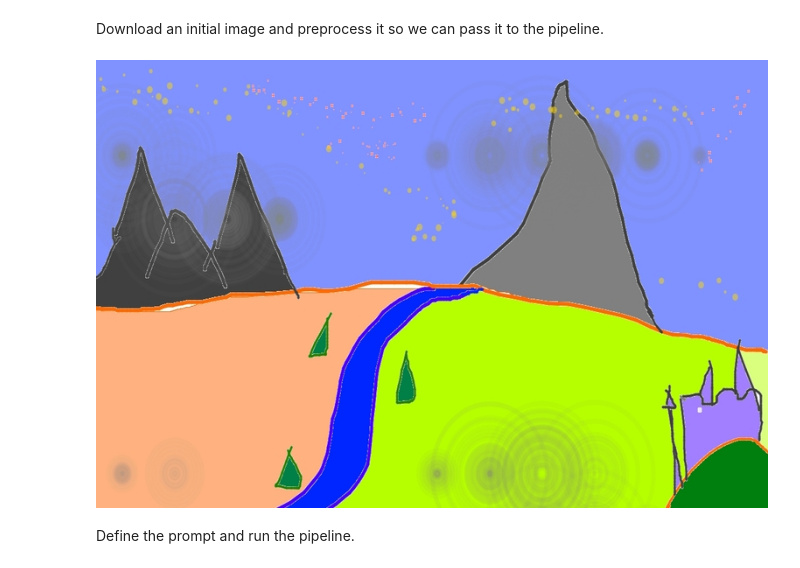
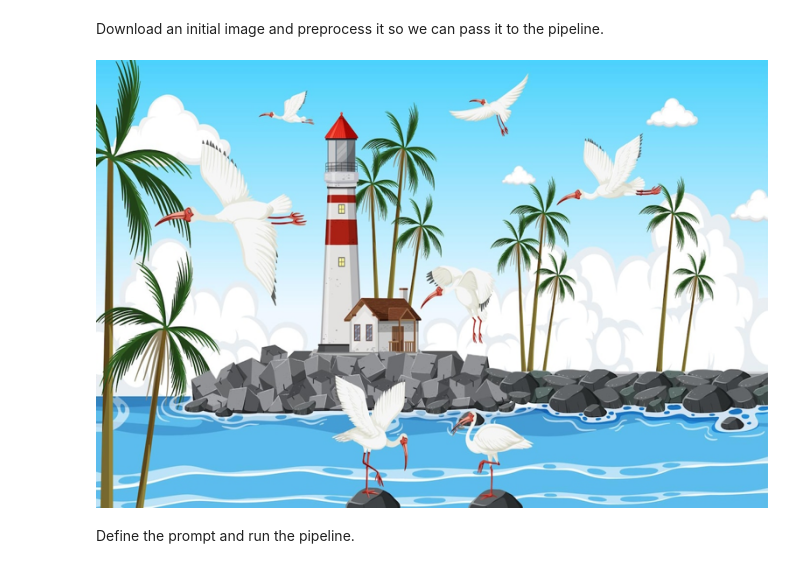
Before and after one commit to vkmr/stable-diffusion, a Jupyter notebook: image_2_image_using_diffusers.ipynb, the cells around one changed output. Saved outputs shown, nothing was run; the diff lists cells and outputs as text; code cells hidden in the pictures.

Commit message:
updating notebooks for stable diffusion and image2image by run on Titan GPU

```diff
--- a/image_2_image_using_diffusers.ipynb
+++ b/image_2_image_using_diffusers.ipynb
@@ -90,16 +103,17 @@ Download an initial image and preprocess it so we can pass it to the pipeline.
 # %%
 import requests
 from io import BytesIO
 from PIL import Image
 
-url = "https://raw.githubusercontent.com/CompVis/stable-diffusion/main/assets/stable-samples/img2img/sketch-mountains-input.jpg"
+#url = "https://raw.githubusercontent.com/CompVis/stable-diffusion/main/assets/stable-samples/img2img/sketch-mountains-input.jpg"
+url = "https://img.freepik.com/free-vector/american-white-ibis-group-coast_1308-114233.jpg?w=1380&t=st=1669062093~exp=1669062693~hmac=0f012055e0dff9021249daf61f7dea755395c2f5c1364dff85f5a52b60b1c143"
 
 response = requests.get(url)
 init_img = Image.open(BytesIO(response.content)).convert("RGB")
 init_img = init_img.resize((768, 512))
 init_img
 # %% [output]
-[figure, old version]
+[figure, new version]
 # %% [markdown]
 Define the prompt and run the pipeline.
 # %%
```
Also changed, not shown: parts of 7 cells of this notebook.
